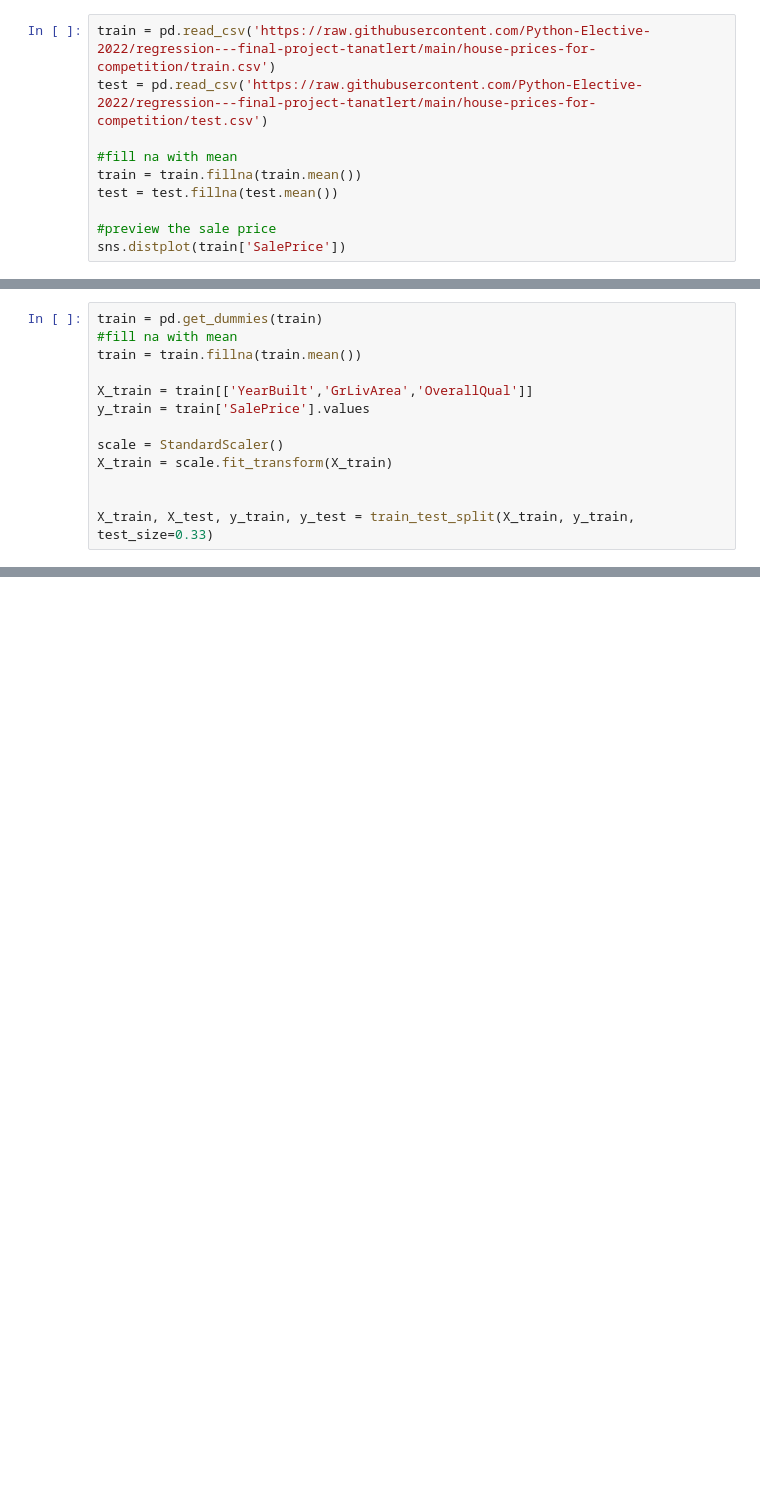
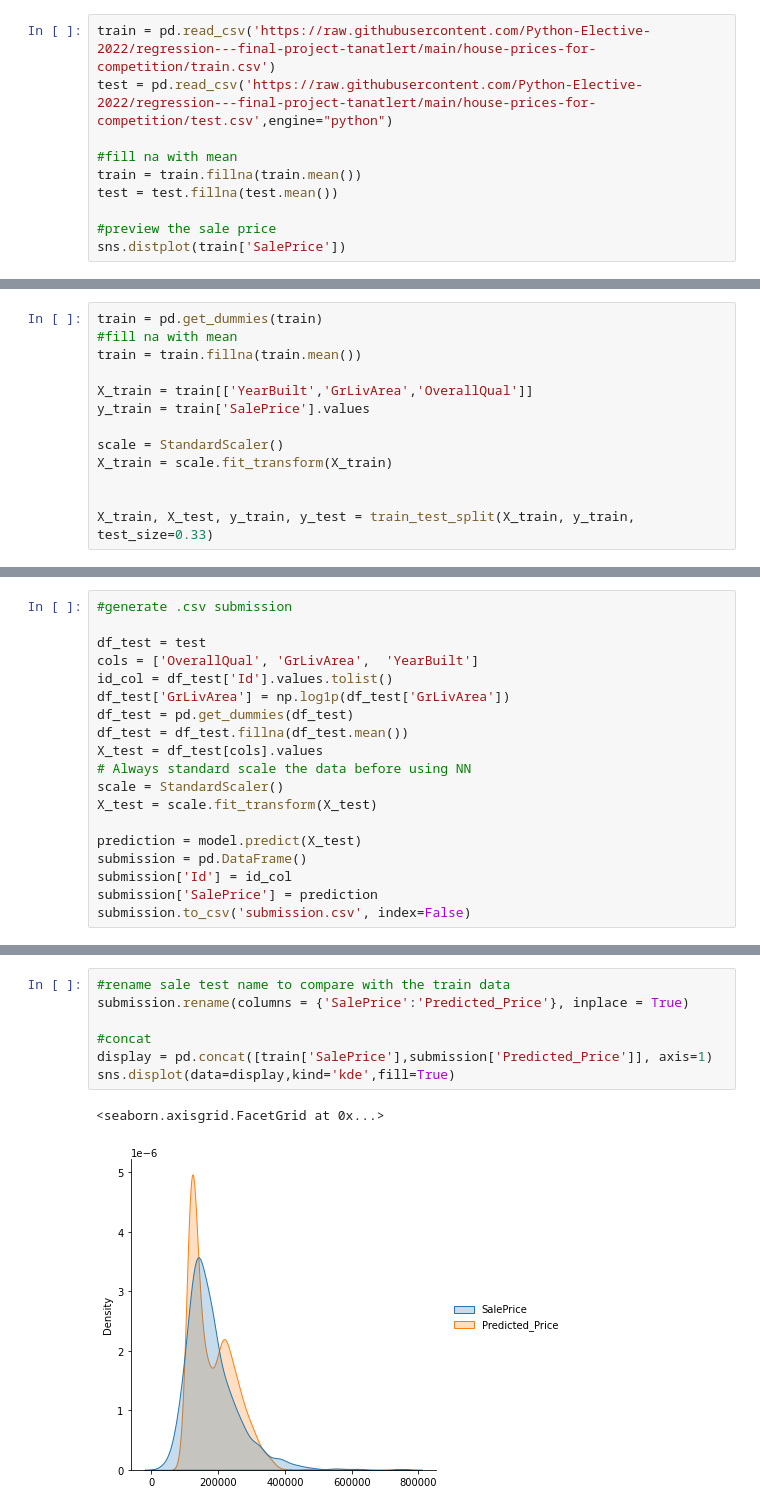
Before and after one commit to Python-Elective-2022/regression---final-project-tanatlert, a Jupyter notebook: house_price_keen_keras.ipynb, the cells around one changed output, grey strips where cells are left out. Saved outputs shown, nothing was run; the diff lists cells and outputs as text; blank space fills up the shorter version.

```diff
--- a/house_price_keen_keras.ipynb
+++ b/house_price_keen_keras.ipynb
@@ -13,6 +17,6 @@ from sklearn.model_selection import train_test_split
 # %%
 train = pd.read_csv('https://raw.githubusercontent.com/Python-Elective-2022/regression---final-project-tanatlert/main/house-prices-for-competition/train.csv')
-test = pd.read_csv('https://raw.githubusercontent.com/Python-Elective-2022/regression---final-project-tanatlert/main/house-prices-for-competition/test.csv')
+test = pd.read_csv('https://raw.githubusercontent.com/Python-Elective-2022/regression---final-project-tanatlert/main/house-prices-for-competition/test.csv',engine="python")
 
 #fill na with mean
 train = train.fillna(train.mean())
@@ -130,0 +135,19 @@ and around $30k inaccuracy
+# %%
+#generate .csv submission
+
+df_test = test
+cols = ['OverallQual', 'GrLivArea',  'YearBuilt']
+id_col = df_test['Id'].values.tolist()
+df_test['GrLivArea'] = np.log1p(df_test['GrLivArea'])
+df_test = pd.get_dummies(df_test)
+df_test = df_test.fillna(df_test.mean())
+X_test = df_test[cols].values
+# Always standard scale the data before using NN
+scale = StandardScaler()
+X_test = scale.fit_transform(X_test)
+
+prediction = model.predict(X_test)
+submission = pd.DataFrame()
+submission['Id'] = id_col
+submission['SalePrice'] = prediction
+submission.to_csv('submission.csv', index=False)
@@ -130,0 +158,10 @@ and around $30k inaccuracy
+# %%
+#rename sale test name to compare with the train data
+submission.rename(columns = {'SalePrice':'Predicted_Price'}, inplace = True)
+
+#concat
+display = pd.concat([train['SalePrice'],submission['Predicted_Price']], axis=1)
+sns.displot(data=display,kind='kde',fill=True)
+# %% [output]
+<seaborn.axisgrid.FacetGrid at 0x...>
+[figure, added]
```
Also changed, not shown: parts of 7 cells of this notebook.
